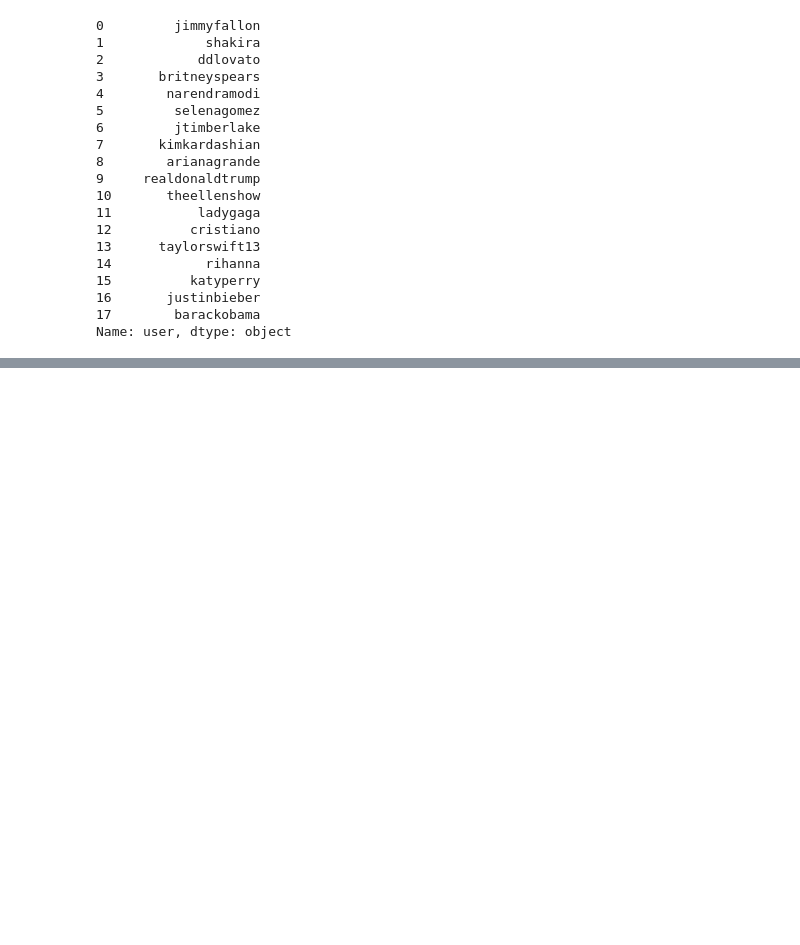
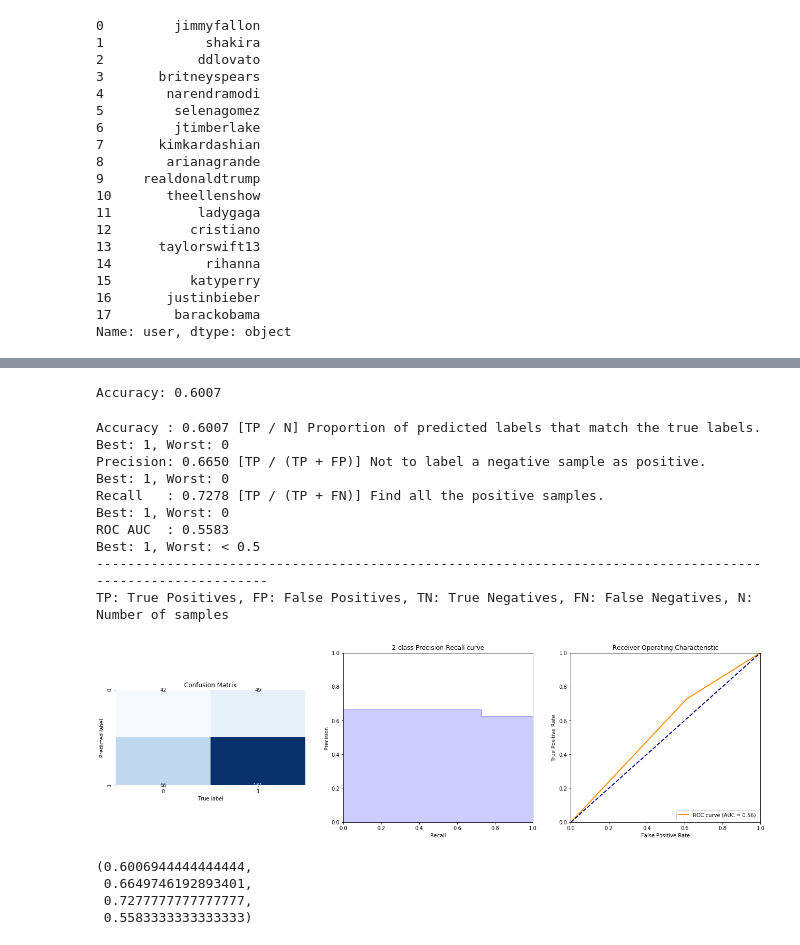
Before and after one commit to allenjiang/Mona-Lisa-AI, a Jupyter notebook: Explorations/Twitter Data.ipynb, the cells around one changed output, grey strips where cells are left out. Drawn from its saved outputs; the diff is of its cells as text; code cells hidden in the pictures; blank space fills up the shorter version.

```diff
--- a/Explorations/Twitter Data.ipynb
+++ b/Explorations/Twitter Data.ipynb
@@ -369,0 +676,6 @@ TypeError: 'type' object is not subscriptable
+# %%
+# create a classifier using SVC
+classifier = LinearSVC()
+# %%
+# train the classifier with the training data
+classifier.fit(A.toarray(), y_train)
@@ -369,0 +684,8 @@ TypeError: 'type' object is not subscriptable
+# %%
+# do the transformation for the test data
+# NOTE: use `transform()` instead of `fit_transform()`
+B = counts.transform(X_test)
+# %%
+# make predictions based on the test data
+predictions = classifier.predict(B)
+predictions
@@ -369,0 +707,5 @@ TypeError: 'type' object is not subscriptable
+# %%
+# check the accuracy
+print('Accuracy: %.4f' % accuracy_score(y_test, predictions))
+# %% [output]
+Accuracy: 0.6007
@@ -369,0 +780,14 @@ TypeError: 'type' object is not subscriptable
+# %%
+show_summary_report(y_test, predictions)
+# %% [output]
+Accuracy : 0.6007 [TP / N] Proportion of predicted labels that match the true labels. Best: 1, Worst: 0
+Precision: 0.6650 [TP / (TP + FP)] Not to label a negative sample as positive.        Best: 1, Worst: 0
+Recall   : 0.7278 [TP / (TP + FN)] Find all the positive samples.                     Best: 1, Worst: 0
+ROC AUC  : 0.5583                                                                     Best: 1, Worst: < 0.5
+-----------------------------------------------------------------------------------------------------------
+TP: True Positives, FP: False Positives, TN: True Negatives, FN: False Negatives, N: Number of samples
+[figure, added]
+(0.6006944444444444,
+ 0.6649746192893401,
+ 0.7277777777777777,
+ 0.5583333333333333)
```
Also changed, not shown: parts of 47 cells of this notebook, 4 other files.
